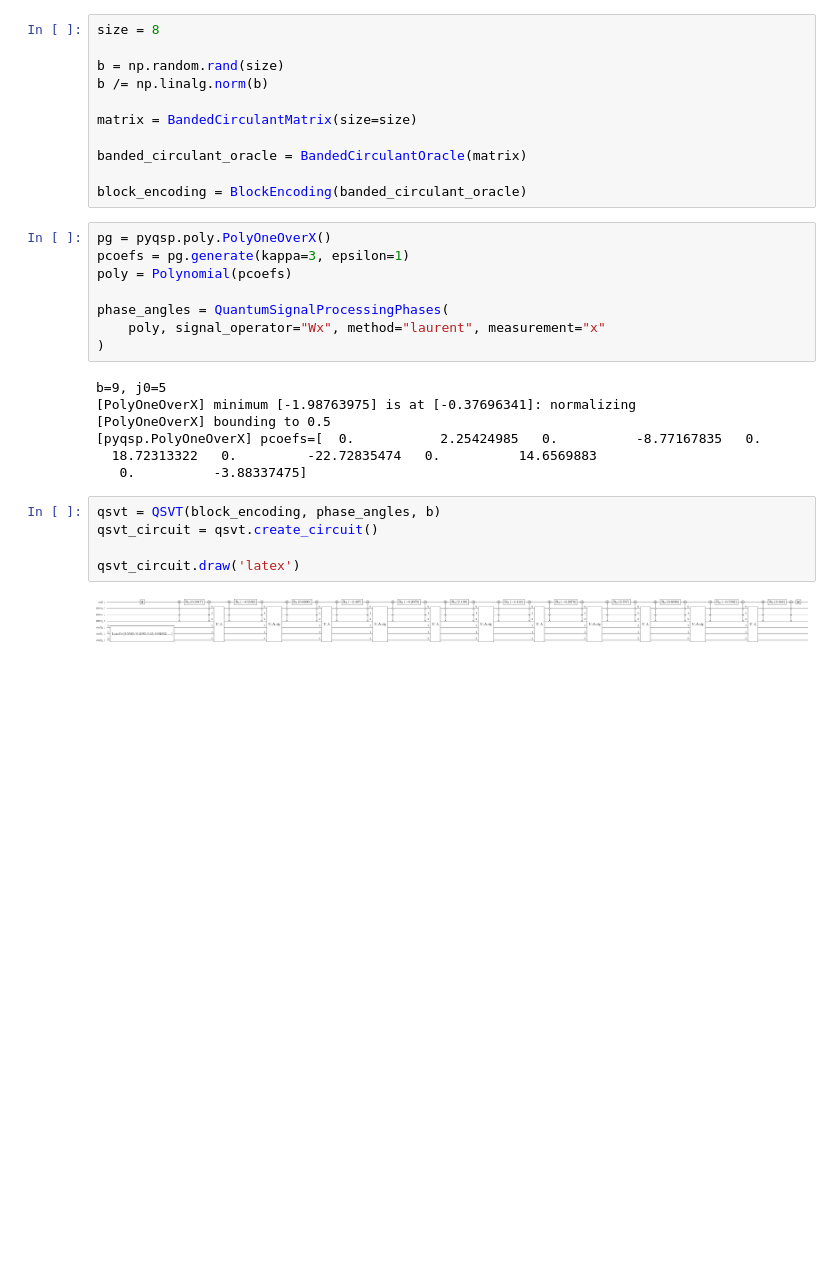
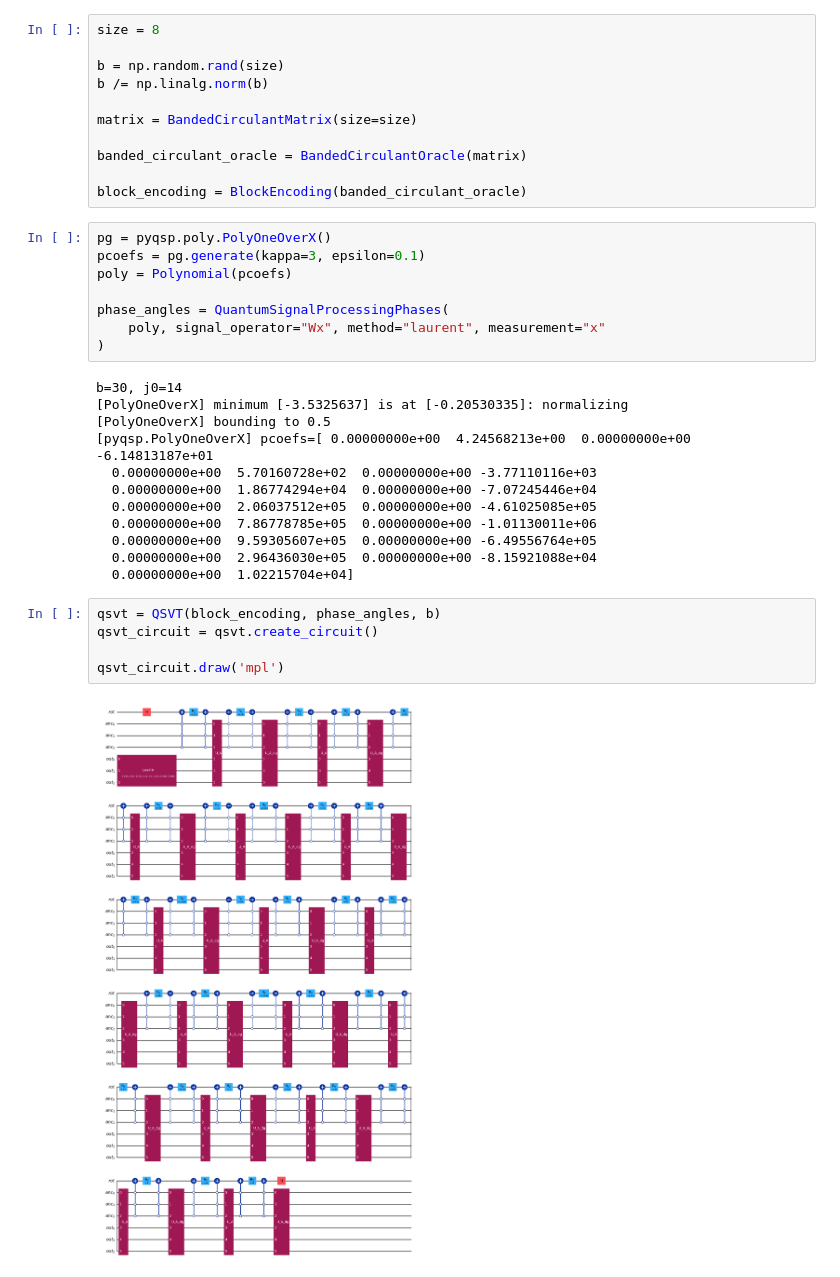
Before and after one commit to Walden-Killick/QCE24-QRE-Challenge, a Jupyter notebook: notebooks/matrix_inversion_demo.ipynb, the cells around one changed output. Saved outputs shown, nothing was run; the diff lists cells and outputs as text; blank space fills up the shorter version.

```diff
--- a/notebooks/matrix_inversion_demo.ipynb
+++ b/notebooks/matrix_inversion_demo.ipynb
@@ -23,23 +23,28 @@ banded_circulant_oracle = BandedCirculantOracle(matrix)
 block_encoding = BlockEncoding(banded_circulant_oracle)
 # %%
 pg = pyqsp.poly.PolyOneOverX()
-pcoefs = pg.generate(kappa=3, epsilon=1)
+pcoefs = pg.generate(kappa=3, epsilon=0.1)
 poly = Polynomial(pcoefs)
 
 phase_angles = QuantumSignalProcessingPhases(
     poly, signal_operator="Wx", method="laurent", measurement="x"
 )
 # %% [output]
-b=9, j0=5
-[PolyOneOverX] minimum [-1.98763975] is at [-0.37696341]: normalizing
+b=30, j0=14
+[PolyOneOverX] minimum [-3.5325637] is at [-0.20530335]: normalizing
 [PolyOneOverX] bounding to 0.5
-[pyqsp.PolyOneOverX] pcoefs=[  0.           2.25424985   0.          -8.77167835   0.
-  18.72313322   0.         -22.72835474   0.          14.6569883
-   0.          -3.88337475]
+[pyqsp.PolyOneOverX] pcoefs=[ 0.00000000e+00  4.24568213e+00  0.00000000e+00 -6.14813187e+01
+  0.00000000e+00  5.70160728e+02  0.00000000e+00 -3.77110116e+03
+  0.00000000e+00  1.86774294e+04  0.00000000e+00 -7.07245446e+04
+  0.00000000e+00  2.06037512e+05  0.00000000e+00 -4.61025085e+05
+  0.00000000e+00  7.86778785e+05  0.00000000e+00 -1.01130011e+06
+  0.00000000e+00  9.59305607e+05  0.00000000e+00 -6.49556764e+05
+  0.00000000e+00  2.96436030e+05  0.00000000e+00 -8.15921088e+04
+  0.00000000e+00  1.02215704e+04]
 # %%
 qsvt = QSVT(block_encoding, phase_angles, b)
 qsvt_circuit = qsvt.create_circuit()
 
-qsvt_circuit.draw('latex')
+qsvt_circuit.draw('mpl')
 # %% [output]
-[figure, old version]
+[figure, new version]
```
Also changed, not shown: 3 other files.
